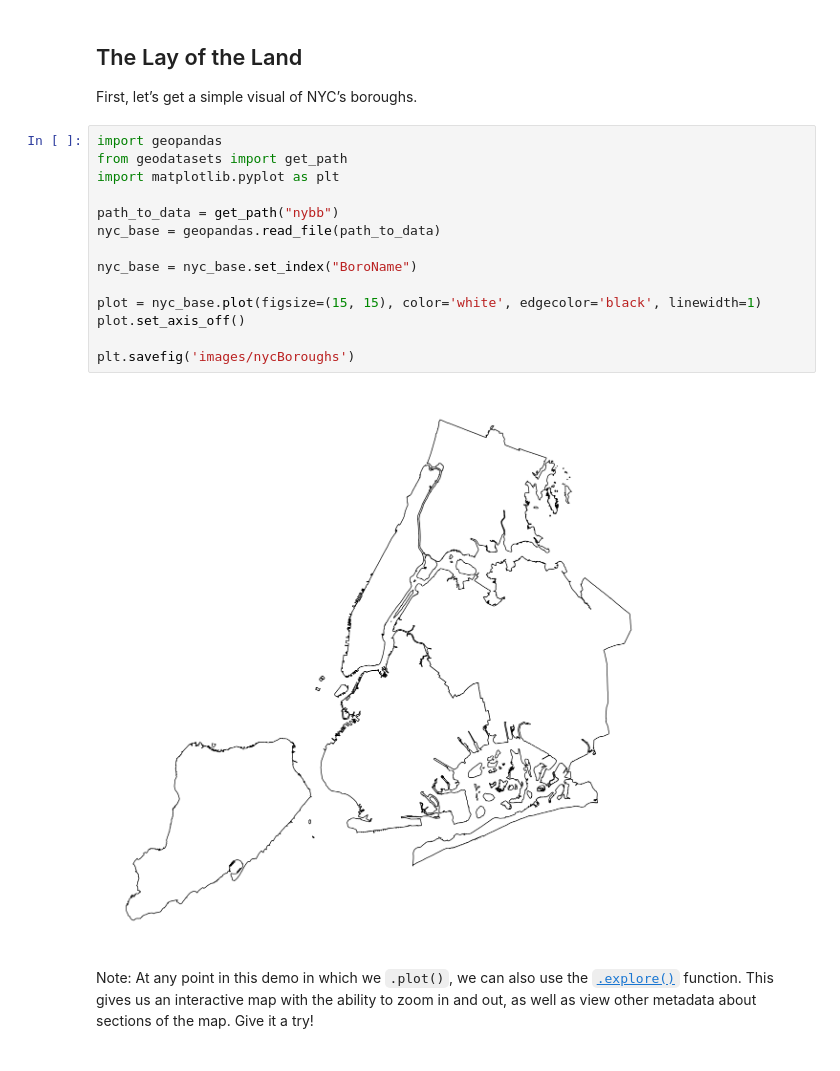
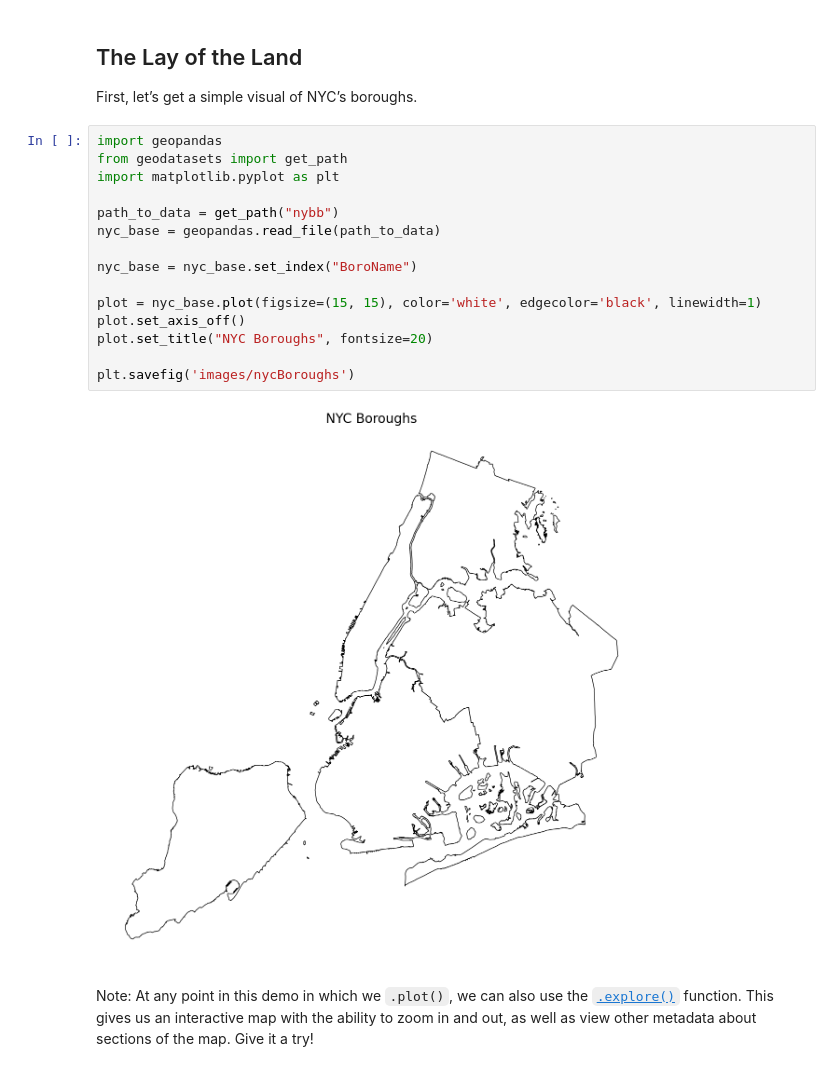
Before and after one commit to lnagle/nyc-at-risk-housing, a Jupyter notebook: index.ipynb, the cells around one changed output. Cells and saved outputs as stored; diff of their text form.

```diff
--- a/index.ipynb
+++ b/index.ipynb
@@ -11,19 +11,20 @@ First, let’s get a simple visual of NYC’s boroughs.
 # %%
 import geopandas
 from geodatasets import get_path
 import matplotlib.pyplot as plt
 
 path_to_data = get_path("nybb")
 nyc_base = geopandas.read_file(path_to_data)
 
 nyc_base = nyc_base.set_index("BoroName")
 
 plot = nyc_base.plot(figsize=(15, 15), color='white', edgecolor='black', linewidth=1)
 plot.set_axis_off()
+plot.set_title("NYC Boroughs", fontsize=20)
 
 plt.savefig('images/nycBoroughs')
 # %% [output]
-[figure, old version]
+[figure, new version]
 # %% [markdown]
 Note: At any point in this demo in which we `.plot()`, we can also use the [`.explore()`](https://geopandas.org/en/stable/docs/user_guide/interactive_mapping.html#Interactive-mapping) function. This gives us an interactive map with the ability to zoom in and out, as well as view other metadata about sections of the map. Give it a try!
 # %% [markdown]
```
Also changed, not shown: parts of 2 cells of this notebook, 3 other files.
